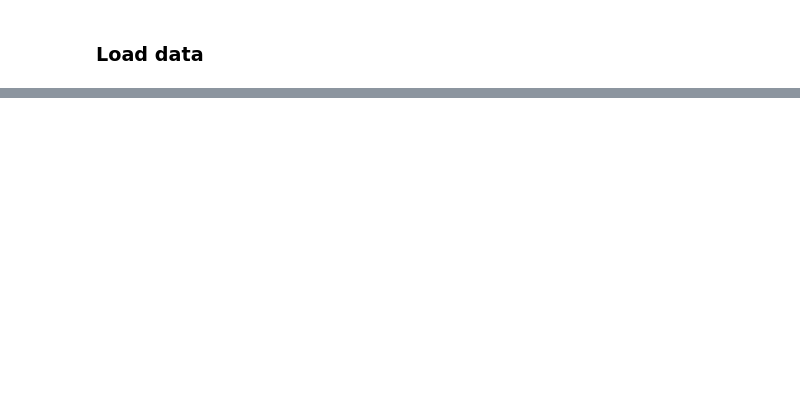
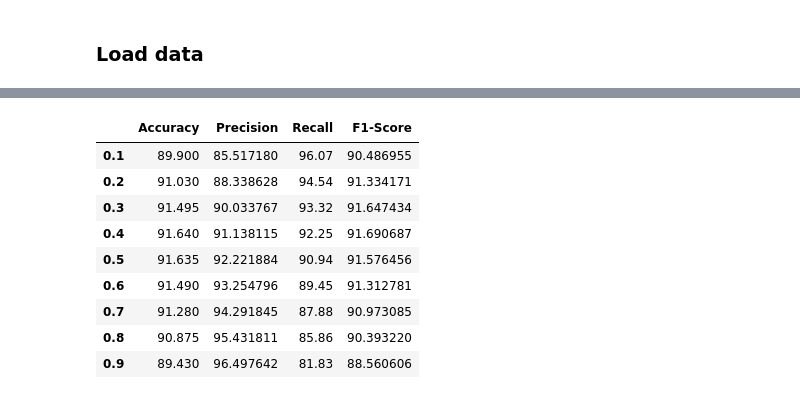
Before and after one commit to jshrdt/aics-project, a Jupyter notebook: code/aics0.ipynb, the cells around one changed output, grey strips where cells are left out. Drawn from its saved outputs; the diff is of its cells as text; code cells hidden in the pictures; blank space fills up the shorter version.

```diff
--- a/code/aics0.ipynb
+++ b/code/aics0.ipynb
@@ -328,0 +212,13 @@ df
+# %%
+attn_df
+# %% [output]
+|  | Accuracy | Precision | Recall | F1-Score |
+| 0.1 | 89.900 | 85.517180 | 96.07 | 90.486955 |
+| 0.2 | 91.030 | 88.338628 | 94.54 | 91.334171 |
+| 0.3 | 91.495 | 90.033767 | 93.32 | 91.647434 |
+| 0.4 | 91.640 | 91.138115 | 92.25 | 91.690687 |
+| 0.5 | 91.635 | 92.221884 | 90.94 | 91.576456 |
+| 0.6 | 91.490 | 93.254796 | 89.45 | 91.312781 |
+| 0.7 | 91.280 | 94.291845 | 87.88 | 90.973085 |
+| 0.8 | 90.875 | 95.431811 | 85.86 | 90.393220 |
+| 0.9 | 89.430 | 96.497642 | 81.83 | 88.560606 |
```
Also changed, not shown: parts of 42 cells of this notebook, 11 other files.
